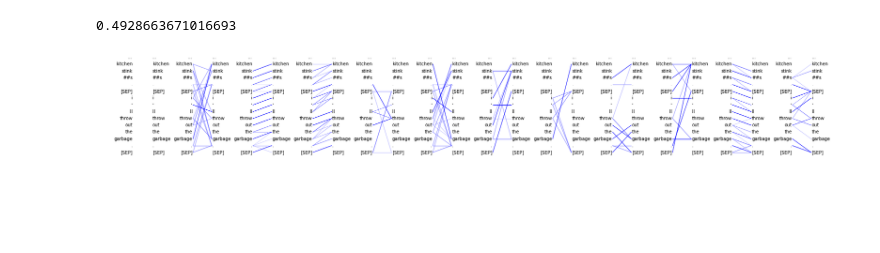
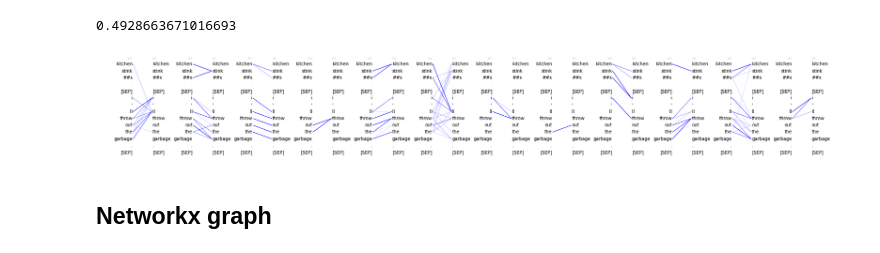
Before and after one commit to eliroc98/dialogue_coherence, a Jupyter notebook: preprocessing_attention.ipynb, the cells around one changed output. Saved outputs shown, nothing was run; the diff lists cells and outputs as text; code cells hidden in the pictures; blank space fills up the shorter version.

Commit message:
networkx start

```diff
--- a/preprocessing_attention.ipynb
+++ b/preprocessing_attention.ipynb
@@ -487,0 +832,11 @@ plot_distrib_difference(distrib_attention_dicts, distrib_attention_not_coherent_
+# %%
+medians_c = [[np.quantile(d_c[l][h], 0.5) for h in np.arange(12)] for l in np.arange(12)]
+medians_notc = [[np.quantile(d_notc[l][h], 0.6) for h in np.arange(12)] for l in np.arange(12)]
+# %%
+def coherence_metric(example):
+    for tokens, attns, _, _, _, _, _, _, _, pos_aligned  in data_iterator_no_print(example):
+        n_tokens = tf.shape(attns)[-1]
+        total_attn = (
+        (attns).sum(-1).sum(-1) / n_tokens ** 2) ** 5
+
+    return statistics.mode((np.array(total_attn) < medians_notc).flatten())
@@ -487,0 +867,16 @@ plot_distrib_difference(distrib_attention_dicts, distrib_attention_not_coherent_
+# %%
+def data_iterator_no_print(data):
+  for i, doc in enumerate(data):
+    yield doc["tokens"], np.array(doc["attns"]), doc["words"], doc["relns"], doc["heads"], doc["pos"], doc["relns_aligned"], doc["words_aligned"], doc["heads_aligned"], doc["pos_aligned"]
+
+
+loss_not_coherent = 0
+for item in tqdm(attention_dicts_not_coherent['bert']):
+    loss_not_coherent += 0 if coherence_metric([item]) else 1
+
+loss_coherent = 0
+for item in tqdm(attention_dicts['bert']):
+    loss_coherent += 1 if coherence_metric([item]) else 0
+
+print(f"Not coherent loss: {loss_not_coherent/len(attention_dicts_not_coherent['bert'])}")
+print(f"Coherent loss: {loss_coherent/len(attention_dicts['bert'])}")
@@ -498,7 +896,7 @@ relevance_quantiles = {
 for k in relevance_quantiles:
     for l in np.arange(12):
         for h in np.arange(12):
-            relevance_quantiles[k][l][h][0] = np.max(pointwise_distrib_attention_dicts[k][l][h]['lower'])
+            relevance_quantiles[k][l][h][0] = np.median(pointwise_distrib_attention_dicts[k][l][h]['lower'])
             relevance_quantiles[k][l][h][1] = np.max(pointwise_distrib_attention_dicts[k][l][h]['upper'])
 # %%
 def select_attn(attn_dict, rel_q):
@@ -541,32 +939,34 @@ pad = 0.1
 def plot_attn(example, heads):
   """Plots attention maps for the given example and attention heads."""
 
   for ei, (layer, head) in enumerate(heads):
     yoffset = 1
     xoffset = ei * width * example_sep
 
     attn = example["attn_selected"][layer][head][-15:, -15:]
     attn = np.array(attn)
     attn /= (attn.sum(axis=-1, keepdims=True)+0.00000000001)
     words = example["tokens"][-15:]
     words[0] = "..."
     n_words = len(words)
 
     for position, word in enumerate(words):
       plt.text(xoffset + 0, yoffset - position * word_height, word,
                ha="right", va="center")
       plt.text(xoffset + width, yoffset - position * word_height, word,
                ha="left", va="center")
     for i in range(1, n_words):
       for j in range(1, n_words):
         if not math.isnan(attn[i, j]):
           plt.plot([xoffset + pad, xoffset + width - pad],
                   [yoffset - word_height * i, yoffset - word_height * j],
                   color="blue", linewidth=1, alpha=attn[i, j])
 
 plt.figure(figsize=(30, 4))
 plt.axis("off")
-plot_attn(attention_selected['bert'][0], [(0, j) for j in np.arange(12)])
+plot_attn(attention_selected['bert'][0], [(7, j) for j in np.arange(12)])
 plt.show()
 # %% [output]
-[figure, old version]
+[figure, new version]
+# %% [markdown]
+## Networkx graph
```
Also changed, not shown: parts of 49 cells of this notebook, 5 other files.
